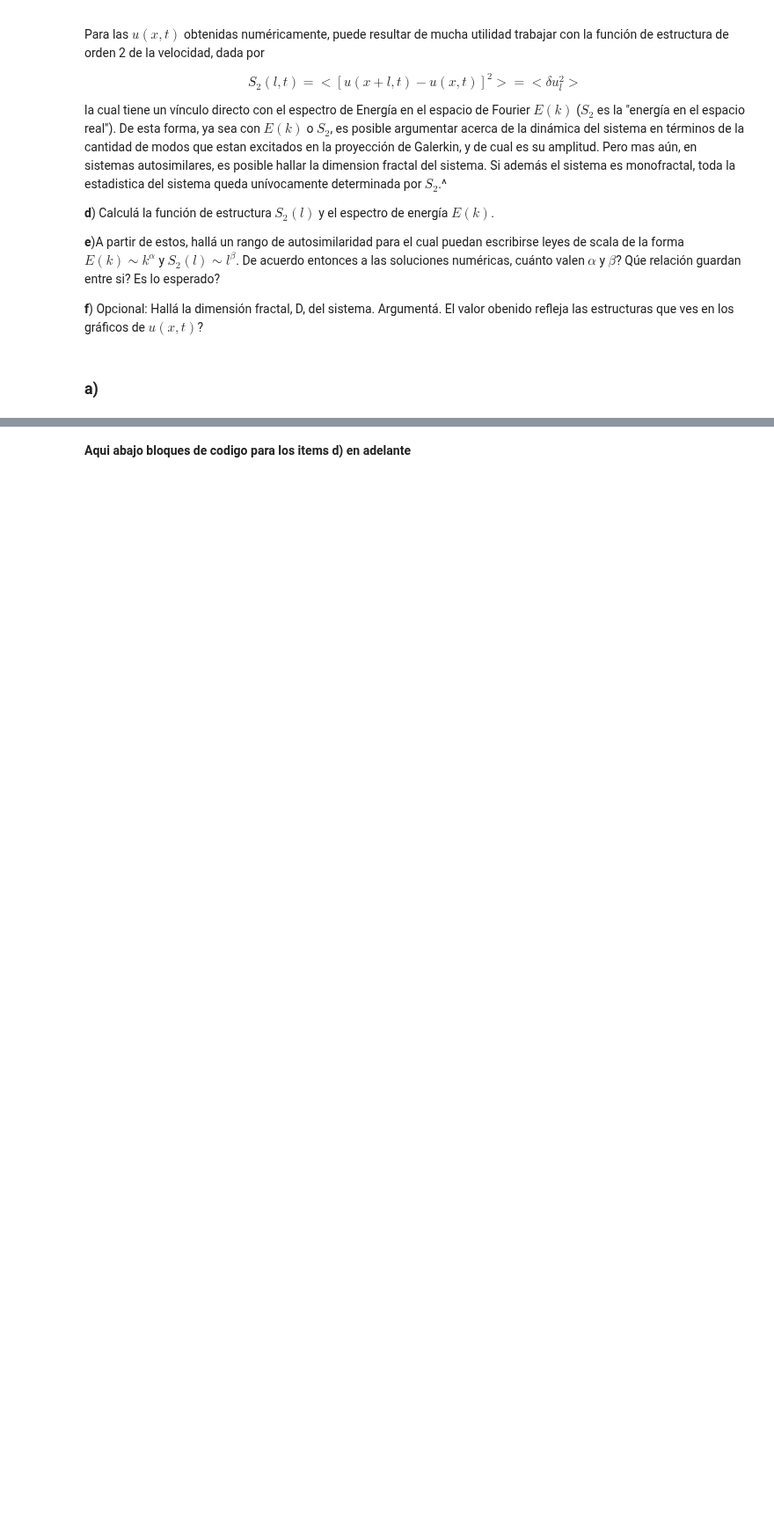
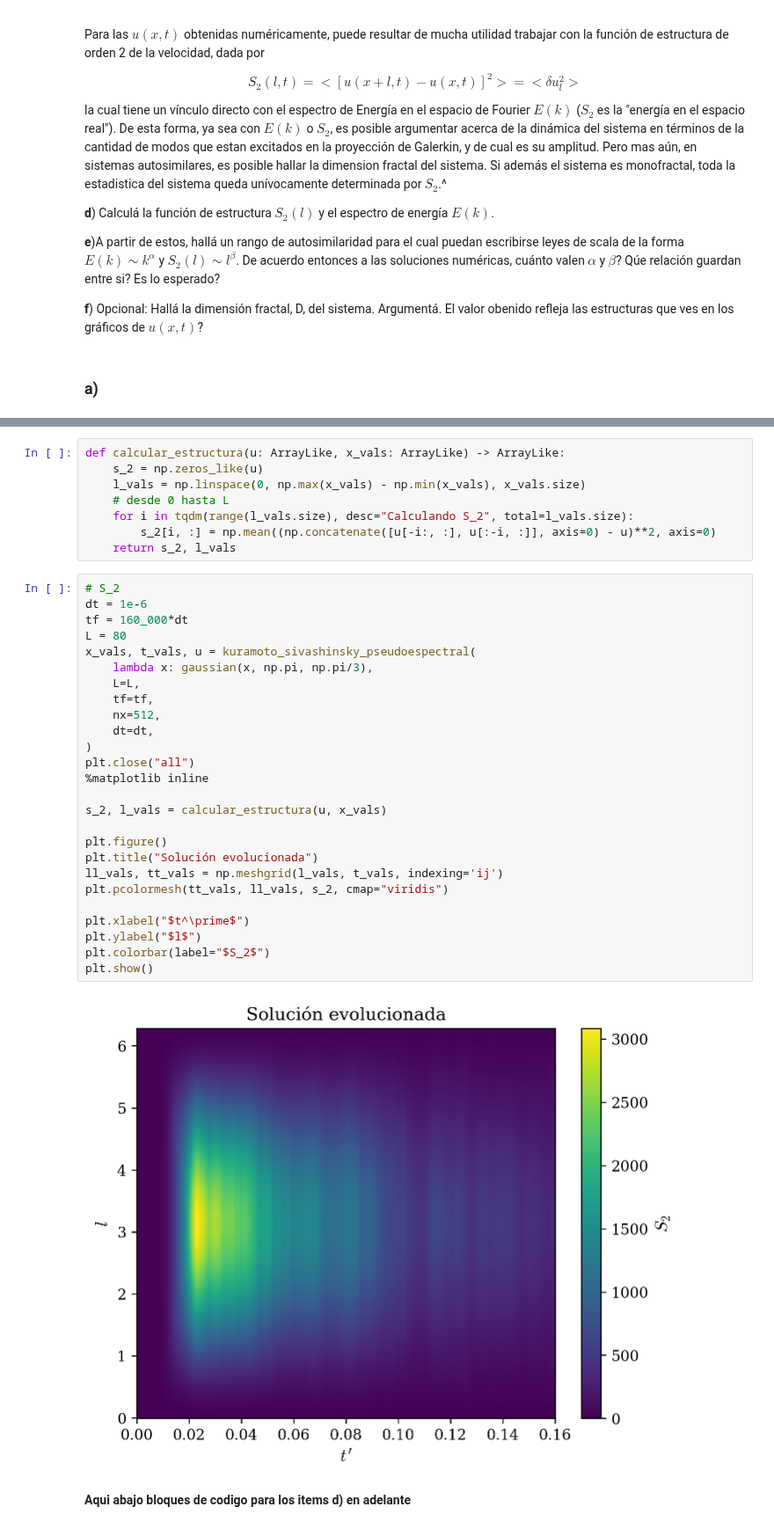
Before and after one commit to agustinbrusco/Sistemas_Complejos, a Jupyter notebook: guias/Guia5.ipynb, the cells around one changed output, grey strips where cells are left out. Shown at 88% size. Saved outputs shown, nothing was run; the diff lists cells and outputs as text; blank space fills up the shorter version.

Commit message:
llegamos hasta s_2 punto d)

```diff
--- a/guias/Guia5.ipynb
+++ b/guias/Guia5.ipynb
@@ -335,3 +507,39 @@ $$\dot{a}_k(t) = \left(k \frac{2\pi}{L}\right)^2 a_k(t) - \left(k \frac{2\pi}{L}
+# %%
+def calcular_estructura(u: ArrayLike, x_vals: ArrayLike) -> ArrayLike:
+    s_2 = np.zeros_like(u)
+    l_vals = np.linspace(0, np.max(x_vals) - np.min(x_vals), x_vals.size)
+    # desde 0 hasta L
+    for i in tqdm(range(l_vals.size), desc="Calculando S_2", total=l_vals.size):
+        s_2[i, :] = np.mean((np.concatenate([u[-i:, :], u[:-i, :]], axis=0) - u)**2, axis=0)
+    return s_2, l_vals
+# %%
+# S_2
+dt = 1e-6
+tf = 160_000*dt
+L = 80
+x_vals, t_vals, u = kuramoto_sivashinsky_pseudoespectral(
+    lambda x: gaussian(x, np.pi, np.pi/3),
+    L=L,
+    tf=tf,
+    nx=512,
+    dt=dt,
+)
+plt.close("all")
+%matplotlib inline
+
+s_2, l_vals = calcular_estructura(u, x_vals)
+
+plt.figure()
+plt.title("Solución evolucionada")
+ll_vals, tt_vals = np.meshgrid(l_vals, t_vals, indexing='ij')
+plt.pcolormesh(tt_vals, ll_vals, s_2, cmap="viridis")
+
+plt.xlabel("$t^\prime$")
+plt.ylabel("$l$")
+plt.colorbar(label="$S_2$")
+plt.show()
+# %% [output]
+[figure, added]
 # %% [markdown]
 **Aqui abajo bloques de codigo para los items d) en adelante**
 # %%
```
Also changed, not shown: parts of 12 cells of this notebook.
